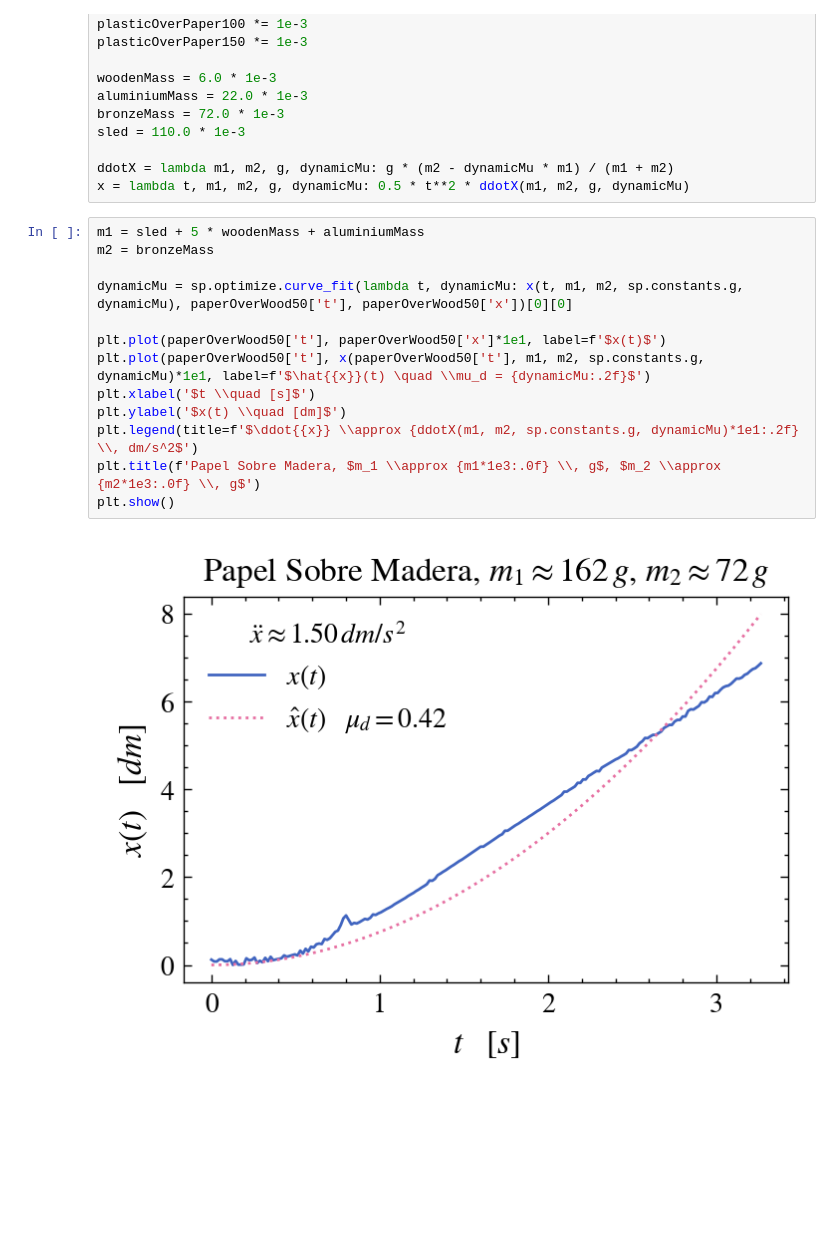
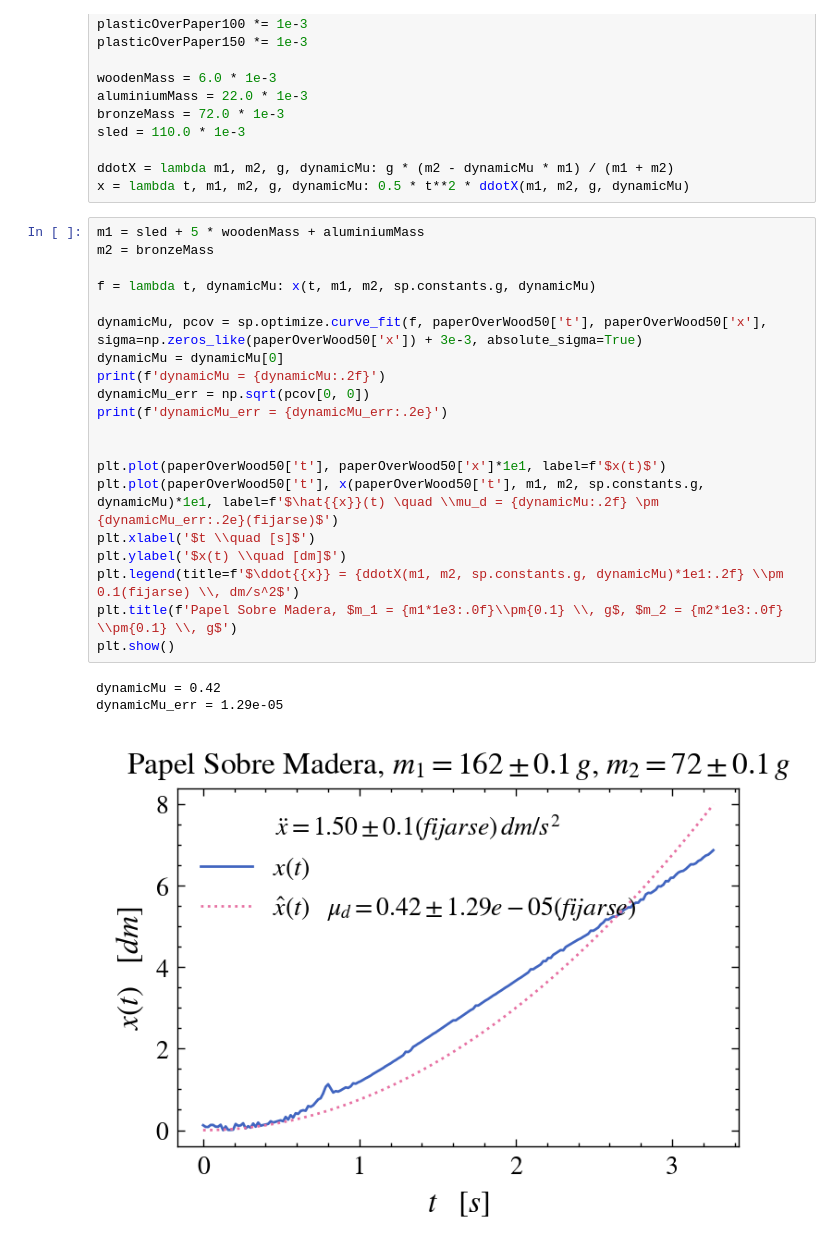
Before and after one commit to ignaschuemer7/Labo_III-Fisica_I, a Jupyter notebook: f1_tp3.ipynb, the cells around one changed output. Cells and saved outputs as stored; diff of their text form; blank space fills up the shorter version.

Commit message:
update plots

```diff
--- a/f1_tp3.ipynb
+++ b/f1_tp3.ipynb
@@ -40,18 +40,27 @@ x = lambda t, m1, m2, g, dynamicMu: 0.5 * t**2 * ddotX(m1, m2, g, dynamicMu)
 # %%
 m1 = sled + 5 * woodenMass + aluminiumMass
 m2 = bronzeMass
 
-dynamicMu = sp.optimize.curve_fit(lambda t, dynamicMu: x(t, m1, m2, sp.constants.g, dynamicMu), paperOverWood50['t'], paperOverWood50['x'])[0][0]
+f = lambda t, dynamicMu: x(t, m1, m2, sp.constants.g, dynamicMu)
+
+dynamicMu, pcov = sp.optimize.curve_fit(f, paperOverWood50['t'], paperOverWood50['x'], sigma=np.zeros_like(paperOverWood50['x']) + 3e-3, absolute_sigma=True)
+dynamicMu = dynamicMu[0]
+print(f'dynamicMu = {dynamicMu:.2f}')
+dynamicMu_err = np.sqrt(pcov[0, 0])
+print(f'dynamicMu_err = {dynamicMu_err:.2e}')
+
 
 plt.plot(paperOverWood50['t'], paperOverWood50['x']*1e1, label=f'$x(t)$')
-plt.plot(paperOverWood50['t'], x(paperOverWood50['t'], m1, m2, sp.constants.g, dynamicMu)*1e1, label=f'$\hat{{x}}(t) \quad \\mu_d = {dynamicMu:.2f}$')
+plt.plot(paperOverWood50['t'], x(paperOverWood50['t'], m1, m2, sp.constants.g, dynamicMu)*1e1, label=f'$\hat{{x}}(t) \quad \\mu_d = {dynamicMu:.2f} \pm {dynamicMu_err:.2e}(fijarse)$')
 plt.xlabel('$t \\quad [s]$')
 plt.ylabel('$x(t) \\quad [dm]$')
-plt.legend(title=f'$\ddot{{x}} \\approx {ddotX(m1, m2, sp.constants.g, dynamicMu)*1e1:.2f} \\, dm/s^2$')
-plt.title(f'Papel Sobre Madera, $m_1 \\approx {m1*1e3:.0f} \\, g$, $m_2 \\approx {m2*1e3:.0f} \\, g$')
+plt.legend(title=f'$\ddot{{x}} = {ddotX(m1, m2, sp.constants.g, dynamicMu)*1e1:.2f} \\pm 0.1(fijarse) \\, dm/s^2$')
+plt.title(f'Papel Sobre Madera, $m_1 = {m1*1e3:.0f}\\pm{0.1} \\, g$, $m_2 = {m2*1e3:.0f} \\pm{0.1} \\, g$')
 plt.show()
 # %% [output]
+dynamicMu = 0.42
+dynamicMu_err = 1.29e-05
-[figure, old version]
+[figure, new version]
 # %%
 m1 = sled + 5 * woodenMass + aluminiumMass
 m2 = bronzeMass
```
Also changed, not shown: parts of 10 cells of this notebook, 1 other file.
